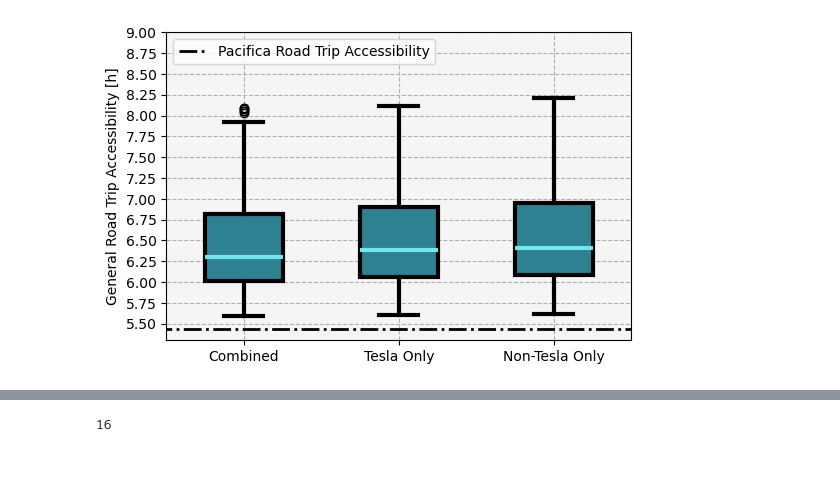
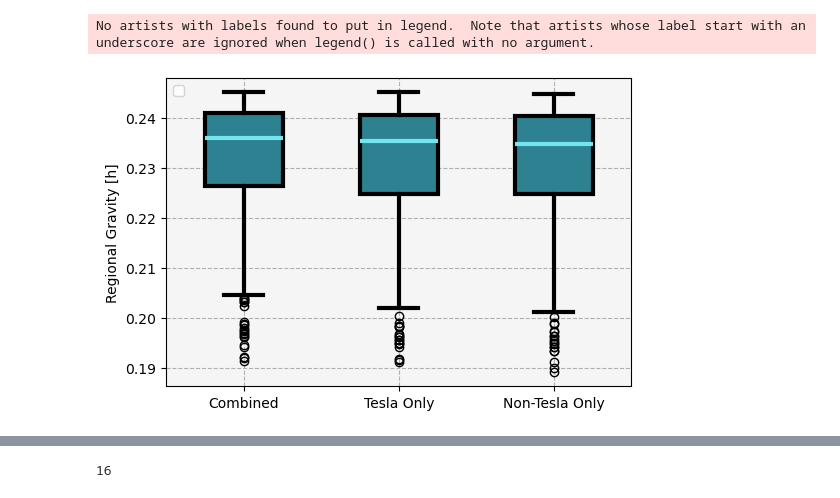
Before and after one commit to airabino/charger_network_analysis, a Jupyter notebook: Random_Experiment_Analysis.ipynb, the cells around one changed output, grey strips where cells are left out. Saved outputs shown, nothing was run; the diff lists cells and outputs as text; code cells hidden in the pictures; blank space fills up the shorter version.

Commit message:
Aaron 5/28/2024 1: Worked on paper

```diff
--- a/Random_Experiment_Analysis.ipynb
+++ b/Random_Experiment_Analysis.ipynb
@@ -51,10 +45,24 @@ functions = {
     'arrival_ratio': lambda x: x[2]['arrival_param'][0],
     'reliability': lambda x: x[2]['reliability'],
     'graph_index': lambda x: x[0],
-    'rta': lambda x: src.routing.road_trip_accessibility(x[4], keys = cities) / 3600,
-    'rta_d': lambda x: src.routing.road_trip_accessibility(
-        x[4], field = 'driving_time', keys = cities) / 3600,
-    'rta_adj': lambda x: adjusted_rta(x[4], out[1], keys = cities),
+    'gravity_w': lambda x: src.routing.gravity(
+        x[4], origins = weighted, destinations = weighted, constant = 3600,
+    ),
+    'impedance_w': lambda x: src.routing.impedance(
+        x[4], origins = weighted, destinations = weighted
+    ) / 3600,
+    'impedance_w_d': lambda x: src.routing.impedance(
+        x[4], origins = weighted, destinations = weighted, field = 'driving_time',
+    ) / 3600,
+    'gravity': lambda x: src.routing.gravity(
+        x[4], origins = unweighted, destinations = unweighted, constant = 3600,
+    ),
+    'impedance': lambda x: src.routing.impedance(
+        x[4], origins = unweighted, destinations = unweighted
+    ) / 3600,
+    'impedance_d': lambda x: src.routing.impedance(
+        x[4], origins = unweighted, destinations = unweighted, field = 'driving_time',
+    ) / 3600,
 }
 
 paths = {}
@@ -67,7 +75,7 @@ for file in src.progress_bar.ProgressBar(files):
 
     idx = eval(re.findall(r'\d+', file)[0])
 
-    if idx < 3000:
+    if idx < 5000:
 
         continue
 
@@ -117,8 +121,8 @@ df
 # %%
 x = [
-    df[df['graph_index'] == 0]['rta'],
-    df[df['graph_index'] == 1]['rta'],
-    df[df['graph_index'] == 2]['rta'],
+    df[df['graph_index'] == 0]['gravity'],
+    df[df['graph_index'] == 1]['gravity'],
+    df[df['graph_index'] == 2]['gravity'],
 ]
 
 fig, ax = plt.subplots(1, 1, figsize = (6, 4))
@@ -149,35 +153,36 @@ kw = {
 
 _ = ax.boxplot(x, **kw)
 
 kw = {
     'color': 'k',
     'lw': 2,
     'ls': 'dashdot',
     'label': 'Pacifica Road Trip Accessibility',
 }
 
-ax.plot([-1, 4], [5.440, 5.440], **kw)
+# ax.plot([-1, 4], [5.440, 5.440], **kw)
 
 kw = {
     'xticklabels': ['Combined', 'Tesla Only', 'Non-Tesla Only'],
     'facecolor': 'whitesmoke',
-    'ylabel': 'General Road Trip Accessibility [h]',
-    'yticks': np.arange(5.5, 9.25, .25),
+    'ylabel': 'Regional Gravity [h]',
+    # 'yticks': np.arange(5.5, 9.25, .25),
     'xlim': (.5, 3.5),
     # 'ylim': (5.25, 9),
 }
 
 _ = ax.set(**kw)
 
 kw = {
     'ls': 'dashed',
     'zorder': 0,
 }
 
 _ = ax.grid(**kw)
 
 _ = ax.legend(loc = 2)
 
-fig.savefig('Paper/figs/Networks_Boxplots_RTA.png', bbox_inches = 'tight', dpi = 300)
+# fig.savefig('Paper/figs/Networks_Boxplots_Gravity.png', bbox_inches = 'tight', dpi = 300)
 # %% [output]
+No artists with labels found to put in legend.  Note that artists whose label start with an underscore are ignored when legend() is called with no argument.
-[figure, old version]
+[figure, new version]
```
Also changed, not shown: parts of 23 cells of this notebook, 23 other files.
